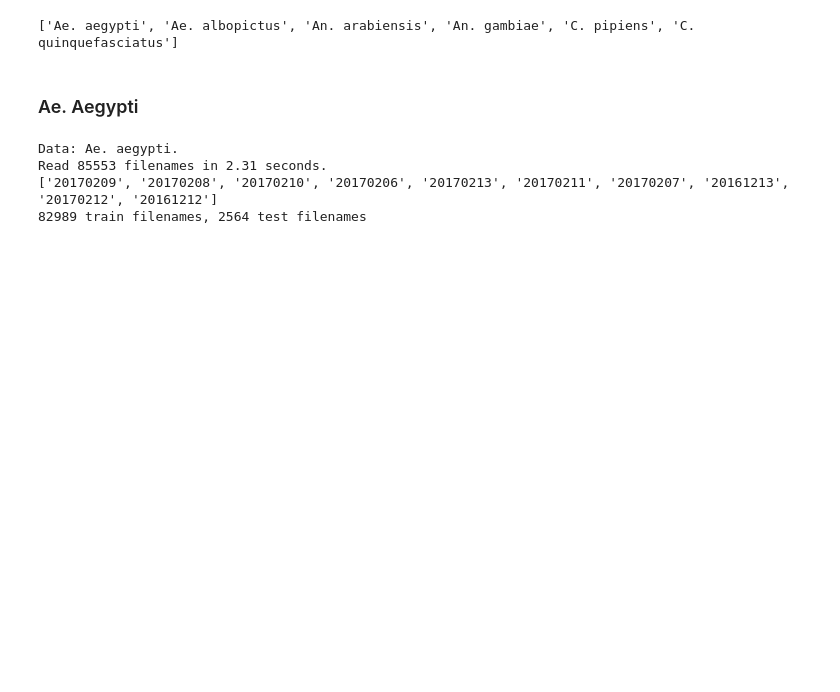
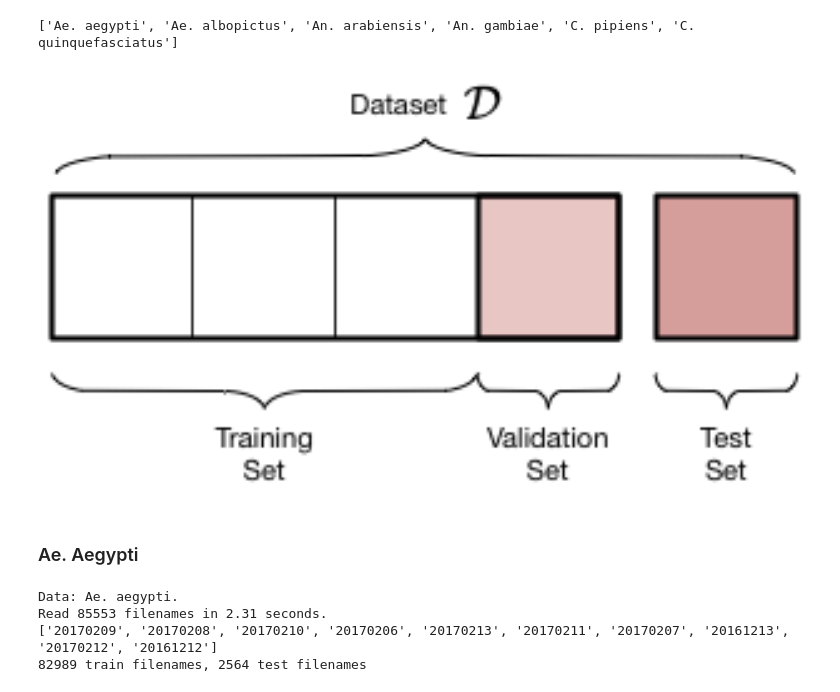
Before and after one commit to kalfasyan/wingbeat_frequencies, a Jupyter notebook: Jupyter_Notebooks/PAPER1_Mosq_ML_impVAL.ipynb, the cells around one changed output. Saved outputs shown, nothing was run; the diff lists cells and outputs as text; code cells hidden in the pictures; blank space fills up the shorter version.

Commit message:
adding custom cross-validation splits

```diff
--- a/Jupyter_Notebooks/PAPER1_Mosq_ML_impVAL.ipynb
+++ b/Jupyter_Notebooks/PAPER1_Mosq_ML_impVAL.ipynb
@@ -28,6 +28,13 @@ def train_test_filenames(dataset, species, train_dates=[], test_dates=[]):
     return train_fnames, test_fnames
 # %% [output]
 ['Ae. aegypti', 'Ae. albopictus', 'An. arabiensis', 'An. gambiae', 'C. pipiens', 'C. quinquefasciatus']
+# %%
+from IPython.core.display import Image, display
+
+PATH = "./temp_data/"
+Image(filename = PATH + "split.png", width=800, height=800)
+# %% [output]
+[figure, added]
 # %% [markdown]
 ### Ae. Aegypti
 # %%
```
Also changed, not shown: 4 other files.
